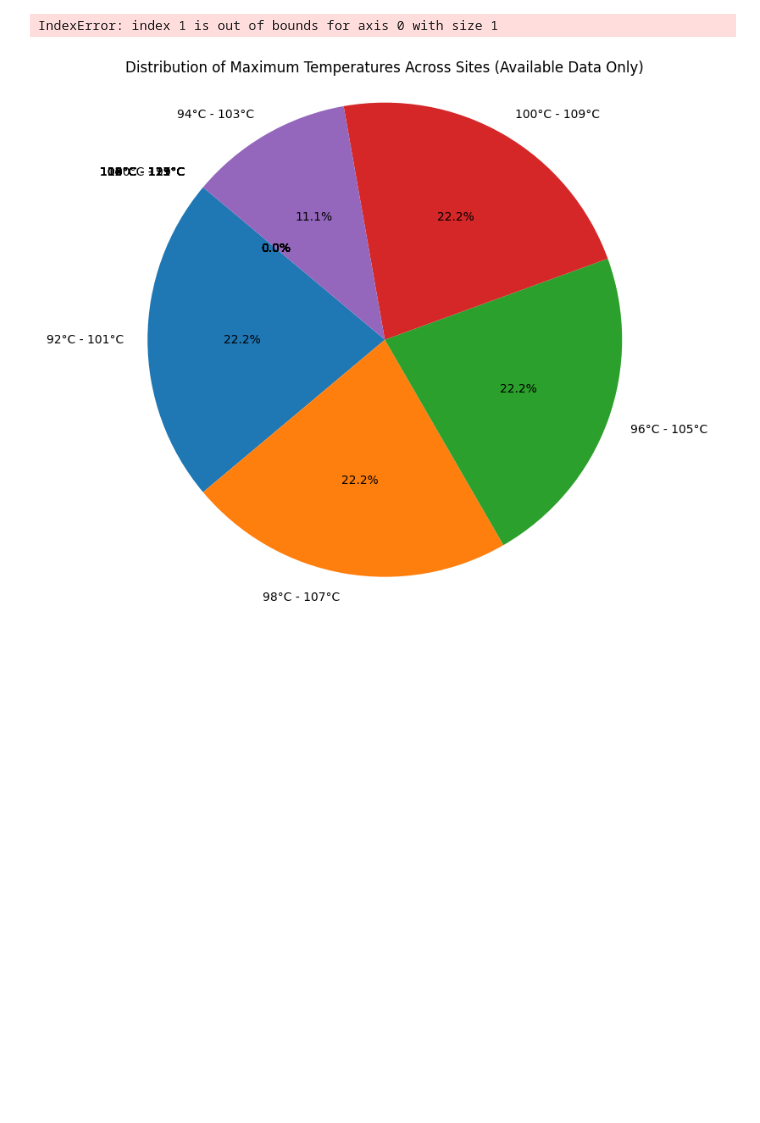
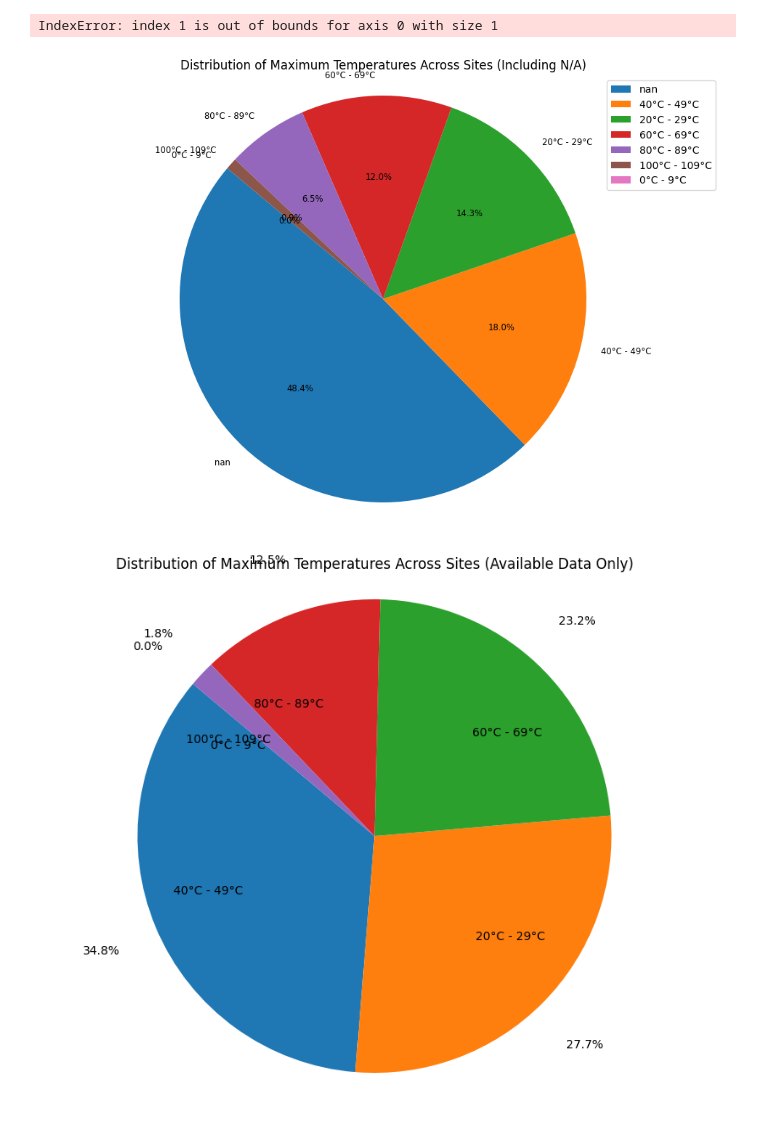
Before and after one commit to danielvijill/solar_energy, a Jupyter notebook: geosite_dist.ipynb, the cells around one changed output. Drawn from its saved outputs; the diff is of its cells as text; code cells hidden in the pictures; blank space fills up the shorter version.

Commit message:
fixing labels

```diff
--- a/geosite_dist.ipynb
+++ b/geosite_dist.ipynb
@@ -79,39 +77,44 @@ IndexError: index 1 is out of bounds for axis 0 with size 1
 import matplotlib.pyplot as plt
 
 # Define the temperature intervals
 temp_max = df[['Temperatura Max', 'Temperatura Min']].max().max()
-bins = list(range(90, int(temp_max) + 20, 2))  # Intervals of 10°C
+bins = list(range(0, int(temp_max) + 20, 20))  # Intervals of 10°C
 labels = [f'{i}°C - {i+9}°C' for i in bins[:-1]]
 
 # Calculate the maximum temperature for each site, handling missing data
 df['max_temp'] = df[['Temperatura Max', 'Temperatura Min']].max(axis=1)
 df['temp_category'] = pd.cut(df['max_temp'], bins=bins, labels=labels, right=True)
 
 # Count the occurrences in each category, including 'N/A'
-# temp_counts = df['temp_category'].value_counts(dropna=False)
+temp_counts = df['temp_category'].value_counts(dropna=False)
 # temp_counts = temp_counts.rename({np.nan: 'N/A'})
+temp_labels = temp_counts.index.to_list()
+# Replace NaN with 'N/A' in labels
+temp_labels = ['N/A' if pd.isna(lbl) else lbl for lbl in temp_labels]
 
 # Plot the pie chart including 'N/A'
-# plt.figure(figsize=(10, 8))
-# plt.pie(temp_counts, labels=temp_counts.index, autopct='%1.1f%%', startangle=140)
-# plt.title('Distribution of Maximum Temperatures Across Sites (Including N/A)')
-# plt.axis('equal') # Equal aspect ratio ensures that pie is drawn as a circle.
-# plt.show()
+plt.figure(figsize=(12, 8))
+plt.pie(temp_counts, labels=temp_counts.index, autopct='%1.1f%%', startangle=140, textprops={'size': 'smaller'})
+plt.title('Distribution of Maximum Temperatures Across Sites (Including N/A)')
+plt.axis('equal') # Equal aspect ratio ensures that pie is drawn as a circle.
+plt.legend()
+plt.show()
 
 # Filter out rows where max_temp is NaN for the second plot
 df_available_temp = df.dropna(subset=['max_temp']).copy()
 
 # Recalculate temperature categories for available data
 df_available_temp['temp_category_available'] = pd.cut(df_available_temp['max_temp'], bins=bins, labels=labels, right=True)
 
 # Count the occurrences in each category for available data
 temp_counts_available = df_available_temp['temp_category_available'].value_counts()
 
 # Plot the pie chart for only available data
 plt.figure(figsize=(10, 8))
-plt.pie(temp_counts_available, labels=temp_counts_available.index, autopct='%1.1f%%', startangle=140)
+plt.pie(temp_counts_available, labels=temp_counts_available.index, autopct='%1.1f%%', startangle=140, pctdistance=1.25, labeldistance=.6)
 plt.title('Distribution of Maximum Temperatures Across Sites (Available Data Only)')
 plt.axis('equal') # Equal aspect ratio ensures that pie is drawn as a circle.
 plt.show()
 # %% [output]
-[figure, old version]
+[figure, new version]
+[figure, added]
```
Also changed, not shown: parts of 3 cells of this notebook.
